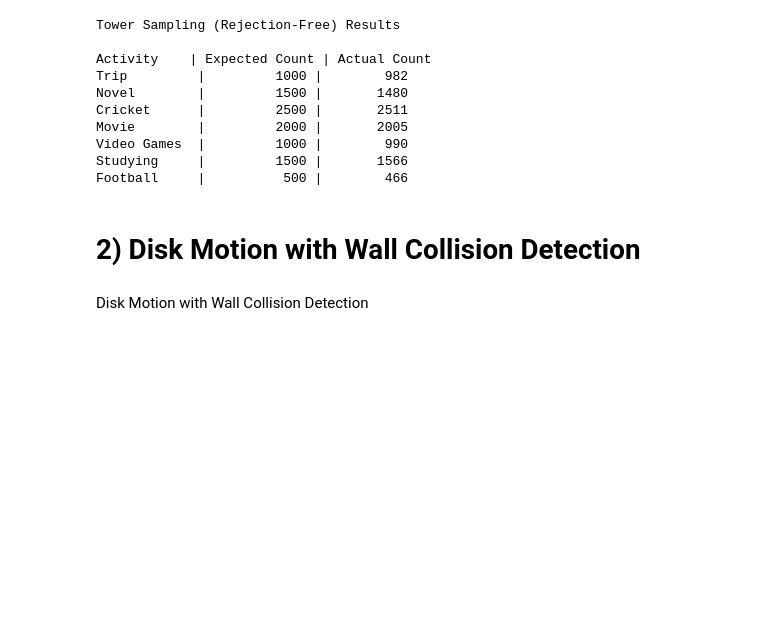
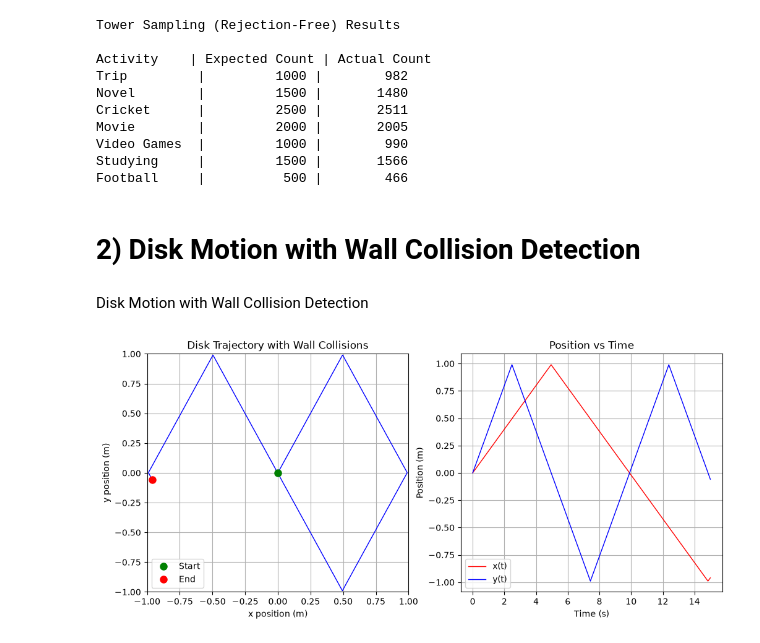
Before and after one commit to pamuduamarasinghe/Computational-Statistical-Mechanics, a Jupyter notebook: CSM03.ipynb, the cells around one changed output. Saved outputs shown, nothing was run; the diff lists cells and outputs as text; code cells hidden in the pictures; blank space fills up the shorter version.

```diff
--- a/CSM03.ipynb
+++ b/CSM03.ipynb
@@ -121,10 +121,95 @@ Football     |          500 |        466
 # %% [markdown]
 Disk Motion with Wall Collision Detection
 # %%
+import numpy as np
+import matplotlib.pyplot as plt
+
 class Disk:
-    def __init__(self, x=0, y=0, vx=0.2, vy=0.4, radius=0.01):
+    def __init__(self, x, y, vx, vy, radius):
         self.x = x
         self.y = y
         self.vx = vx
         self.vy = vy
         self.radius = radius
+
+    def new_pos(self, dt):
+        #  x = x + v dt
+        self.x += self.vx * dt
+        self.y += self.vy * dt
+
+    def wall_collision(self, box):
+        # Left wall
+        if self.x - self.radius < -box / 2:
+            self.x = -box / 2 + self.radius
+            self.vx = -self.vx
+
+        # Right wall
+        if self.x + self.radius > box / 2:
+            self.x = box / 2 - self.radius
+            self.vx = -self.vx
+
+        # Bottom wall
+        if self.y - self.radius < -box / 2:
+            self.y = -box / 2 + self.radius
+            self.vy = -self.vy
+
+        # Top wall
+        if self.y + self.radius > box / 2:
+            self.y = box / 2 - self.radius
+            self.vy = -self.vy
+
+
+def Simulation(dt, t_total):
+
+    disk = Disk(x=0, y=0, vx=0.2, vy=0.4, radius=0.01)
+
+    x_pos = []
+    y_pos = []
+    times = []
+
+    t = 0
+
+    while t <= t_total:
+
+        x_pos.append(disk.x)
+        y_pos.append(disk.y)
+        times.append(t)
+
+        disk.new_pos(dt)
+        disk.wall_collision(box=2.0)
+
+        t += dt
+
+    return x_pos, y_pos, times
+
+
+X, Y, T = Simulation(dt=0.01, t_total=15)
+
+plt.figure(figsize=(12, 5))
+
+
+plt.subplot(1, 2, 1)
+plt.plot(X, Y, 'b-', linewidth=1)
+plt.plot(X[0], Y[0], 'go', markersize=8, label='Start')
+plt.plot(X[-1], Y[-1], 'ro', markersize=8, label='End')
+plt.xlabel('x position (m)')
+plt.ylabel('y position (m)')
+plt.title('Disk Trajectory with Wall Collisions')
+plt.xlim(-1, 1)
+plt.ylim(-1, 1)
+plt.grid(True)
+plt.legend()
+
+
+plt.subplot(1, 2, 2)
+plt.plot(T, X, 'r-', label='x(t)', linewidth=1)
+plt.plot(T, Y, 'b-', label='y(t)', linewidth=1)
+plt.xlabel('Time (s)')
+plt.ylabel('Position (m)')
+plt.title('Position vs Time')
+plt.legend()
+plt.grid(True)
+
+plt.show()
+# %% [output]
+[figure, added]
```
